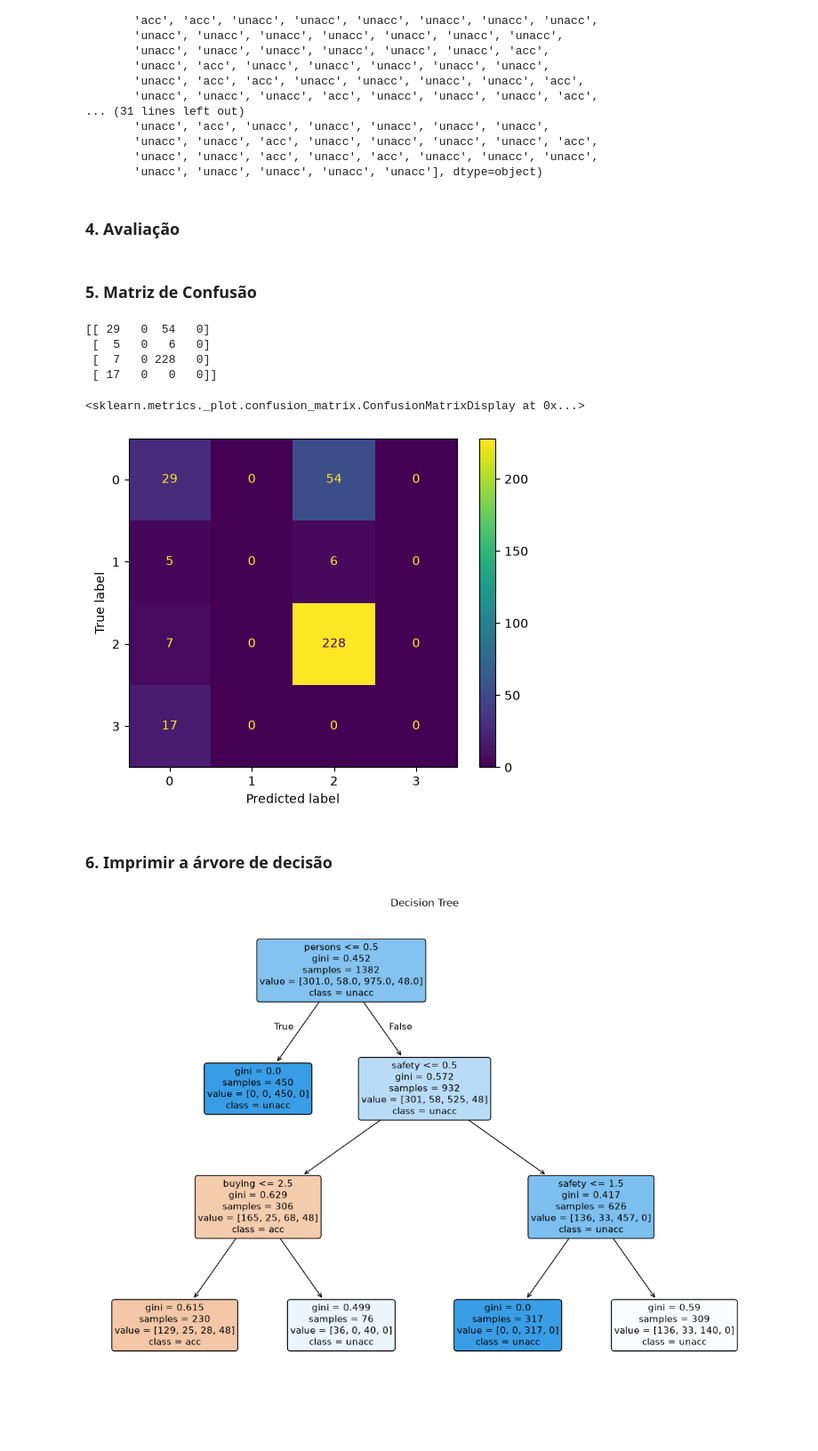
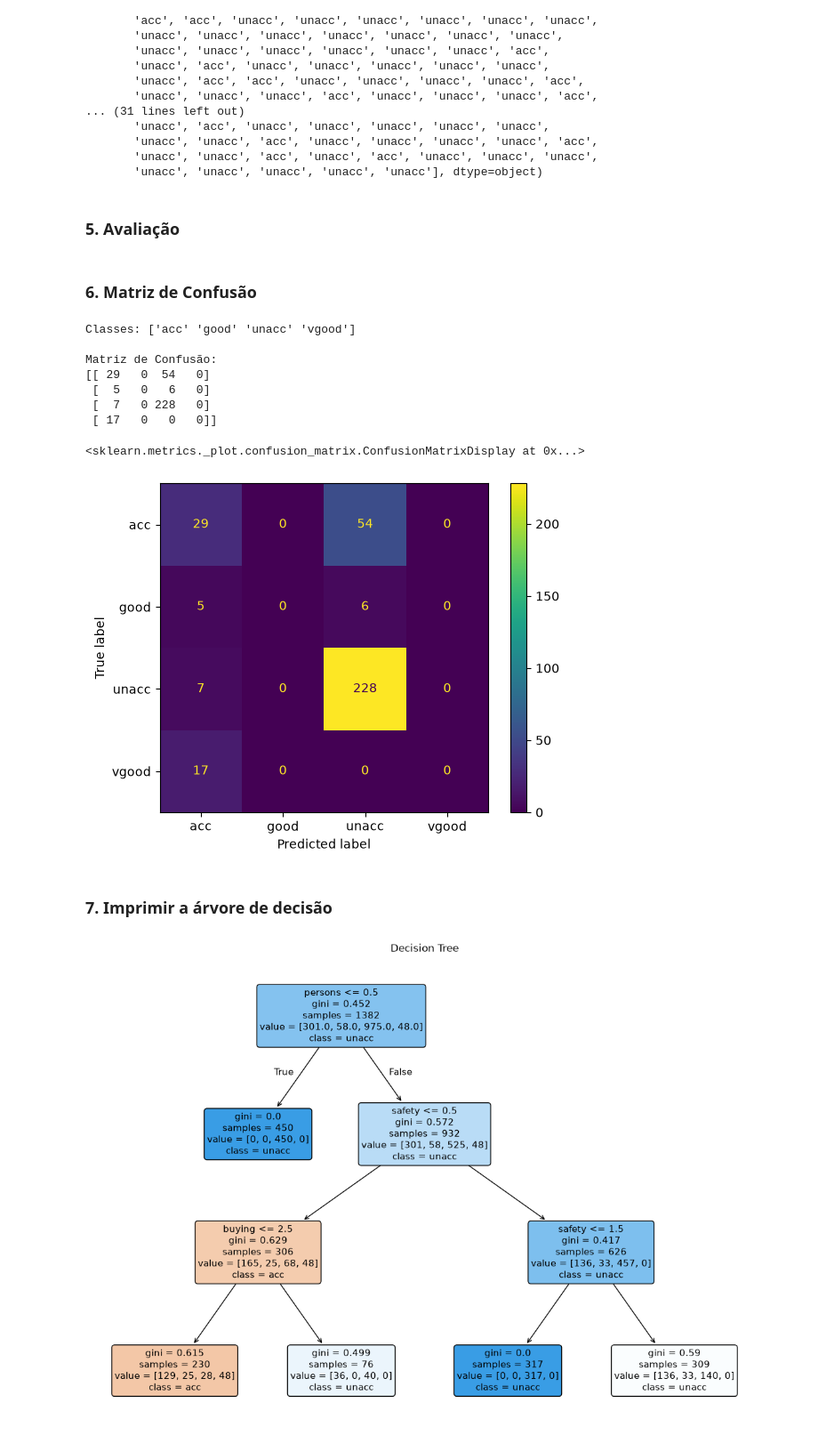
Before and after one commit to rodrigomotta01/Sistema-Especialista-IA, a Jupyter notebook: sistema_especialistaIA.ipynb, the cells around one changed output. Shown at 89% size. Drawn from its saved outputs; the diff is of its cells as text; code cells hidden in the pictures; blank space fills up the shorter version.

Commit message:
feat: melhoria na geração da matriz de confusão e adição do template Prolog

```diff
--- a/sistema_especialistaIA.ipynb
+++ b/sistema_especialistaIA.ipynb
@@ -212,31 +222,43 @@ array(['unacc', 'unacc', 'unacc', 'unacc', 'unacc', 'unacc', 'unacc',
        'unacc', 'unacc', 'acc', 'unacc', 'acc', 'unacc', 'unacc', 'unacc',
        'unacc', 'unacc', 'unacc', 'unacc', 'unacc'], dtype=object)
 # %% [markdown]
-### 4. Avaliação
+### 5. Avaliação
 # %% [markdown]
-### 5. Matriz de Confusão
+### 6. Matriz de Confusão
 # %%
 from sklearn.metrics import (
     confusion_matrix,
     ConfusionMatrixDisplay
 )
 
 y_pred = model.predict(X_test)
 
-cm = confusion_matrix(y_test, y_pred)
+labels = model.classes_
 
+cm = confusion_matrix(y_test, y_pred, labels=labels)
+
+print("Classes:", labels)
+print("\nMatriz de Confusão:")
 print(cm)
 
-ConfusionMatrixDisplay(cm).plot()
+disp = ConfusionMatrixDisplay(
+    confusion_matrix=cm,
+    display_labels=labels
+)
+
+disp.plot()
 # %% [output]
+Classes: ['acc' 'good' 'unacc' 'vgood']
+
+Matriz de Confusão:
 [[ 29   0  54   0]
  [  5   0   6   0]
  [  7   0 228   0]
  [ 17   0   0   0]]
 <sklearn.metrics._plot.confusion_matrix.ConfusionMatrixDisplay at 0x...>
-[figure, old version]
+[figure, new version]
 # %% [markdown]
-### 6. Imprimir a árvore de decisão
+### 7. Imprimir a árvore de decisão
 # %%
 from sklearn.tree import plot_tree
 import matplotlib.pyplot as plt
```
Also changed, not shown: parts of 12 cells of this notebook.
